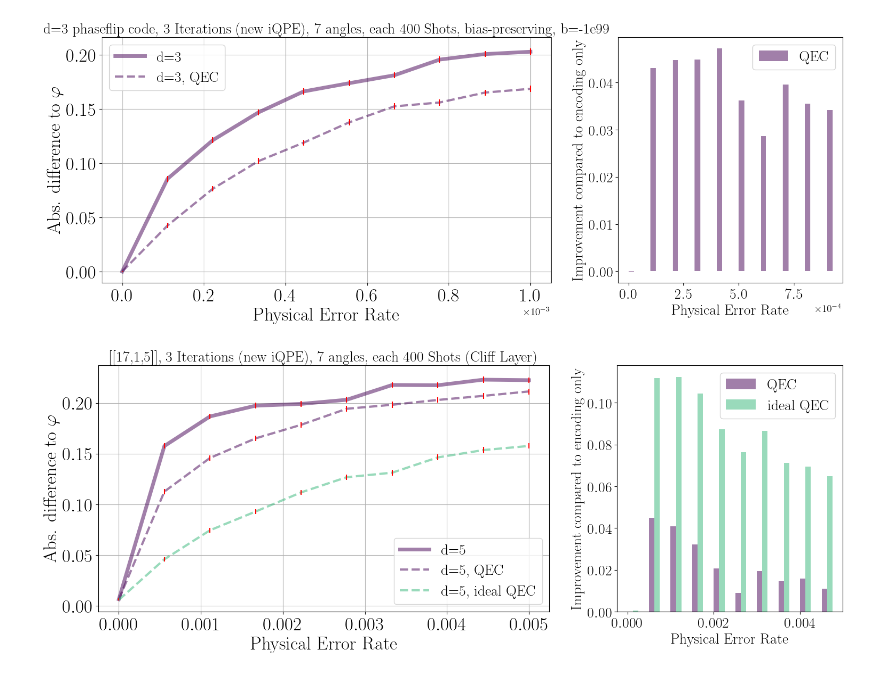
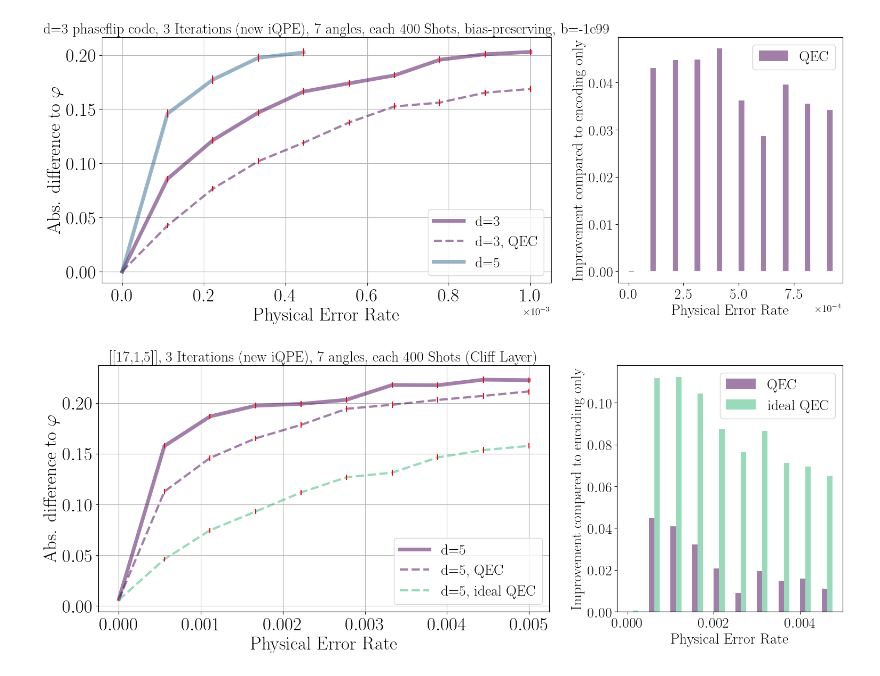
Before and after one commit to RicemanBoy/iqpe, a Jupyter notebook: repcode.ipynb, the cells around one changed output. Drawn from its saved outputs; the diff is of its cells as text; code cells hidden in the pictures.

Commit message:
d3 ideal gescheit und d5qec dauert mehr als 24h mit 8 kerne oof

```diff
--- a/repcode.ipynb
+++ b/repcode.ipynb
@@ -16,7 +16,7 @@ plt.rcParams.update({
 shots = 400
 
 p1, y1, y_qec1, err1, err_qec1 = np.loadtxt("HPC/text/d3_htoff_infbias.txt", delimiter = ",")
-# p2, y2, y_qec2, err2, err_qec2 = np.loadtxt("HPC/text/bigsteane_lotqec.txt", delimiter = ",")
+p2, y2, err2 = np.loadtxt("HPC/text/d5_htoff_infbias_noqec_0.txt", delimiter = ",")
 # p3, y3, y_qec3, err3, err_qec3 = np.loadtxt("HPC/text/bigsteane_ftqec_lots.txt", delimiter = ",")
 # p4, y4, y_qec4, err4, err_qec4 = np.loadtxt("HPC/text/bigsteane_ftqec.txt", delimiter = ",")
 # p5, y5, y_qec5, err5, err_qec5 = np.loadtxt("HPC/text/bigsteane_idealqec_lots.txt", delimiter = ",")
@@ -34,8 +34,8 @@ ax1.errorbar(p1, y1, yerr=err1, ecolor="red", linestyle="")
 ax1.plot(p1, y_qec1, label="d=3, QEC", marker = "", linestyle = "--", markersize = 20, alpha = 0.5, color = colors[0], linewidth=3)
 ax1.errorbar(p1, y_qec1, yerr=err_qec1, ecolor="red", linestyle="")
 
-# ax1.plot(p2, y_qec2, label="d=5, more QEC", marker = "", linestyle = "--", markersize = 20, alpha = 0.5, color = colors[2])
-# ax1.errorbar(p2, y_qec2, yerr=err_qec2, ecolor="red", linestyle="")
+ax1.plot(p2, y2, label="d=5", marker = "", linestyle = "-", markersize = 20, alpha = 0.5, color = colors[2], linewidth=5)
+ax1.errorbar(p2, y2, yerr=err2, ecolor="red", linestyle="")
 
 # ax1.plot(p3, y_qec3, label="d=5, 2-FTEC lots", marker = "", linestyle = "--", markersize = 20, alpha = 0.5, color = colors[4])
 # ax1.errorbar(p3, y_qec3, yerr=err_qec3, ecolor="red", linestyle="")
@@ -60,7 +60,7 @@ qec_hist = -(np.asarray(y_qec1) - np.asarray(y1))
 # more_qec_hist = -(np.asarray(y_qec2) - np.asarray(y1))
 # ftqec_hist = -(np.asarray(y_qec4) - np.asarray(y1))
 # ftqec_lots_hist = -(np.asarray(y_qec3) - np.asarray(y1))
-# idealqec_lots_hist = -(np.asarray(y_qec5) - np.asarray(y1))
+# d5_hist = -(np.asarray(y2) - np.asarray(y1))
 
 # Use the same bin edges for all histograms
 bins = np.histogram_bin_edges(x_hist, bins=10)
@@ -71,7 +71,7 @@ qec_counts, _ = np.histogram(x_hist, bins=bins, weights=qec_hist)
 # more_qec_counts, _ = np.histogram(x_hist, bins=bins, weights=more_qec_hist)
 # ftqec_counts, _ = np.histogram(x_hist, bins=bins, weights=ftqec_hist)
 # ftqec_lots_counts, _ = np.histogram(x_hist, bins=bins, weights=ftqec_lots_hist)
-# idealqec_lots_counts, _ = np.histogram(x_hist, bins=bins, weights=idealqec_lots_hist)
+# d5_counts, _ = np.histogram(x_hist, bins=bins, weights=d5_hist)
 
 # Four bars side-by-side within each bin
 bar_width = bin_width / 4
@@ -112,35 +112,35 @@ ax2.bar(
 #     ftqec_lots_counts,
 #     width=bar_width,
 #     align="edge",
 #     alpha=0.5,
 #     color=colors[5],
 #     label="2-FTEC (lots)"
 # )
 
 # ax2.bar(
 #     x +  bar_width,
-#     idealqec_lots_counts,
+#     d3_idealqec_counts,
 #     width=bar_width,
 #     align="edge",
 #     alpha=0.5,
 #     color=colors[4],
 #     label="ideal QEC"
 # )
 
 
 ax2.legend(fontsize=20)
 ax2.tick_params(axis='both', which='major', labelsize=20)
 ax2.set_xlabel("Physical Error Rate", fontsize=20)
 ax2.set_ylabel(r"Improvement compared to encoding only", fontsize=20)
 ax1.ticklabel_format(axis="x", style="sci", scilimits=(0, 0)), ax1.xaxis.get_offset_text().set_fontsize(14), ax2.xaxis.get_offset_text().set_fontsize(14)
 ax2.ticklabel_format(axis="x", style="sci", scilimits=(0, 0))
 
 ############################################################################################################################
 #plt.tight_layout()
 # plt.savefig("14.png", bbox_inches="tight" ,dpi=200)
 plt.show()
 # %% [output]
-[figure, old version]
+[figure, new version]
 # %%
 # [[17,1,5]] code, ramsey, 3 iterations, standard QEC via lookup table
 shots = 400
```
Also changed, not shown: 6 other files.
